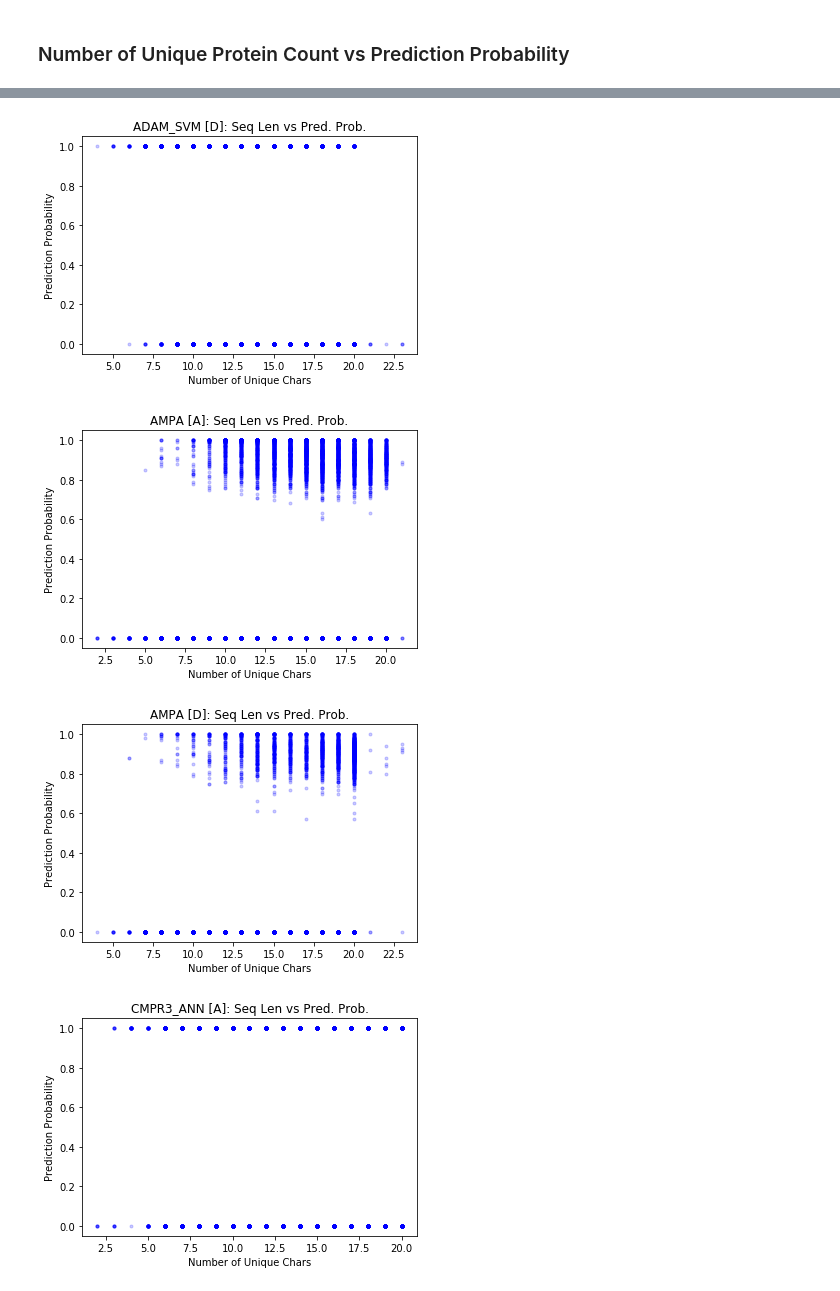
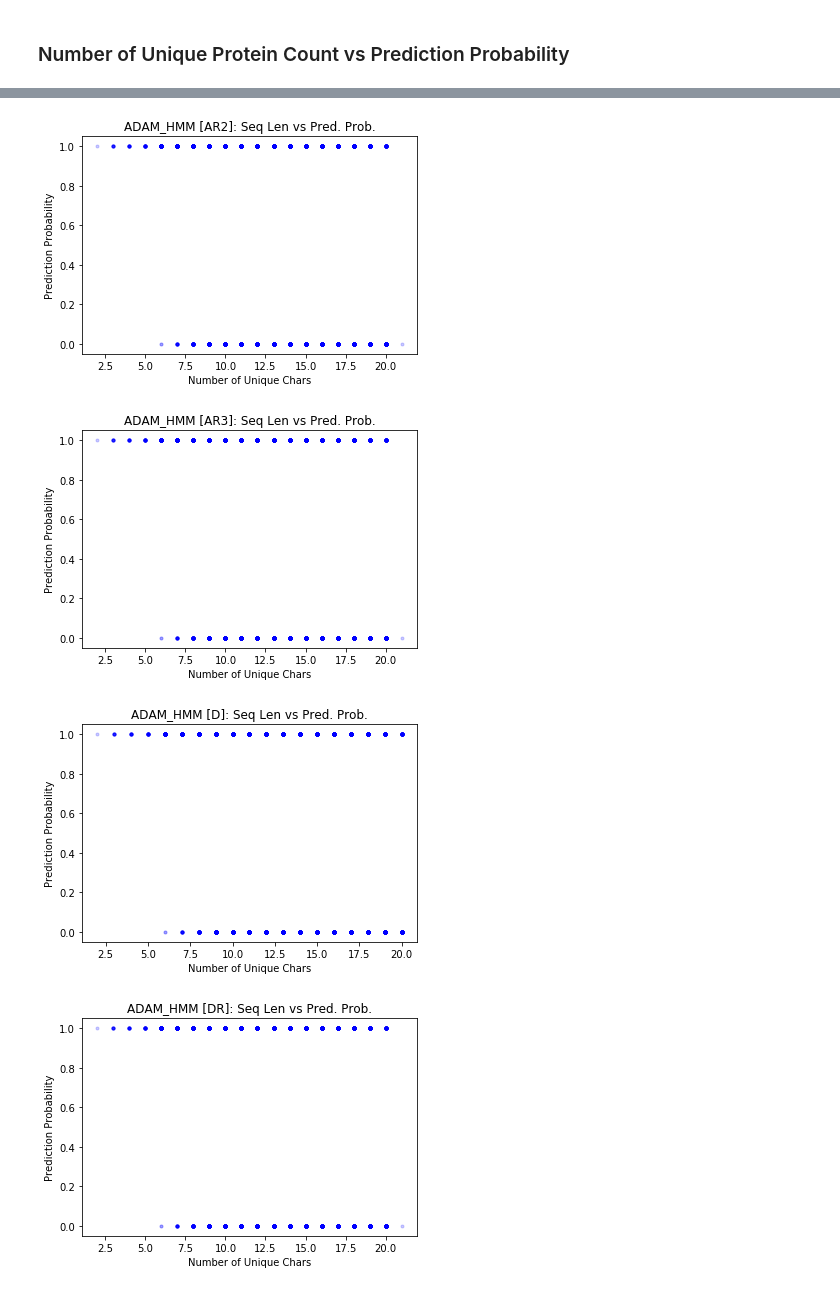
Before and after one commit to yutarochan/AMP_Benchmark, a Jupyter notebook: notebooks/Model Evaluation.ipynb, the cells around one changed output, grey strips where cells are left out. Cells and saved outputs as stored; diff of their text form; code cells hidden in the pictures.

```diff
--- a/notebooks/Model Evaluation.ipynb
+++ b/notebooks/Model Evaluation.ipynb
@@ -182,9 +185,9 @@ CMPR3_ANN [D] SCORE:    0.8050252768415985
 # %%
 # Plot ROC/AUC
-def plot_roc(name, d):
-    plt.title(name + ' ROC')
+def plot_roc(name, d, r):
+    plt.title(name + r + ' ROC')
     for s in SERVERS:
-        fpr, tpr, threshold = roc_curve(data[s][d]['AMPLabel'], data[s][d]['PredScore'])
+        fpr, tpr, threshold = roc_curve(data[s][d][r]['AMPLabel'], data[s][d][r]['PredScore'])
         roc_auc = auc(fpr, tpr)
         plt.plot(fpr, tpr, label = s + ': %0.2f' % roc_auc)
 
@@ -205,0 +201,3 @@ plot_roc('DAMPD', 'D')
+# %%
+for r in REVERSE:
+    plot_roc('ADP3', 'A', r)
@@ -205,0 +210,3 @@ plot_roc('DAMPD', 'D')
+# %%
+for r in REVERSE:
+    plot_roc('DAMPD', 'D', r)
@@ -210,9 +223,10 @@ plot_roc('DAMPD', 'D')
 # %%
 for s in SERVERS:
     for d in DATASET:
-        plt.title(s + ' ['+d+']' + ': Seq Len vs Pred Prob')
-        plt.plot(data[s][d]['PepSeq'].apply(len), data[s][d]['PredScore'], 'r.', alpha=0.2)
-        plt.xlabel('Protein Sequence Length')
-        plt.ylabel('Prediction Probability')
-        plt.show()
+        for r in REVERSE:
+            plt.title(s + ' ['+d+r+']' + ': Seq Len vs Pred Prob')
+            plt.plot(data[s][d][r]['PepSeq'].apply(len), data[s][d][r]['PredScore'], 'r.', alpha=0.2)
+            plt.xlabel('Protein Sequence Length')
+            plt.ylabel('Prediction Probability')
+            plt.show()
 # %% [output]
@@ -229,10 +248,11 @@ for s in SERVERS:
 # %%
 for s in SERVERS:
     for d in DATASET:
-        plt.title(s + ' ['+d+']' + ': Seq Len vs Pred. Prob.')
-        plt.plot(data[s][d]['PepSeq'].apply(lambda x: len(set(x))), data[s][d]['PredScore'], 'b.', alpha=0.2)
-        plt.xlabel('Number of Unique Chars')
-        plt.ylabel('Prediction Probability')
-        plt.show()
+        for r in REVERSE:
+            plt.title(s + ' ['+d+r+']' + ': Seq Len vs Pred. Prob.')
+            plt.plot(data[s][d][r]['PepSeq'].apply(lambda x: len(set(x))), data[s][d][r]['PredScore'], 'b.', alpha=0.2)
+            plt.xlabel('Number of Unique Chars')
+            plt.ylabel('Prediction Probability')
+            plt.show()
 # %% [output]
 [figure]
@@ -241,4 +261,4 @@ for s in SERVERS:
-[figure, old version]
+[figure, new version]
-[figure, old version]
+[figure, new version]
-[figure, old version]
+[figure, new version]
-[figure, old version]
+[figure, new version]
```
Also changed, not shown: parts of 12 cells of this notebook.
